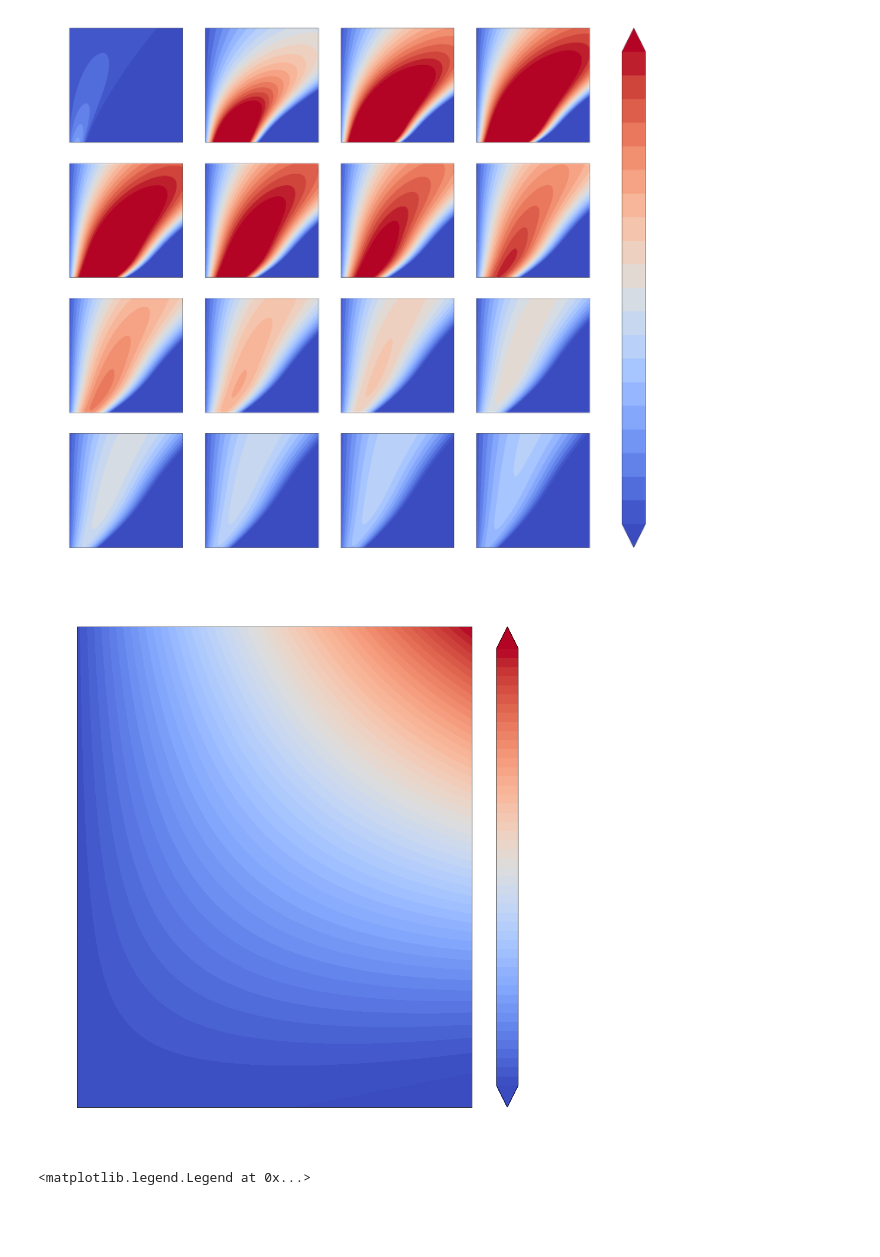
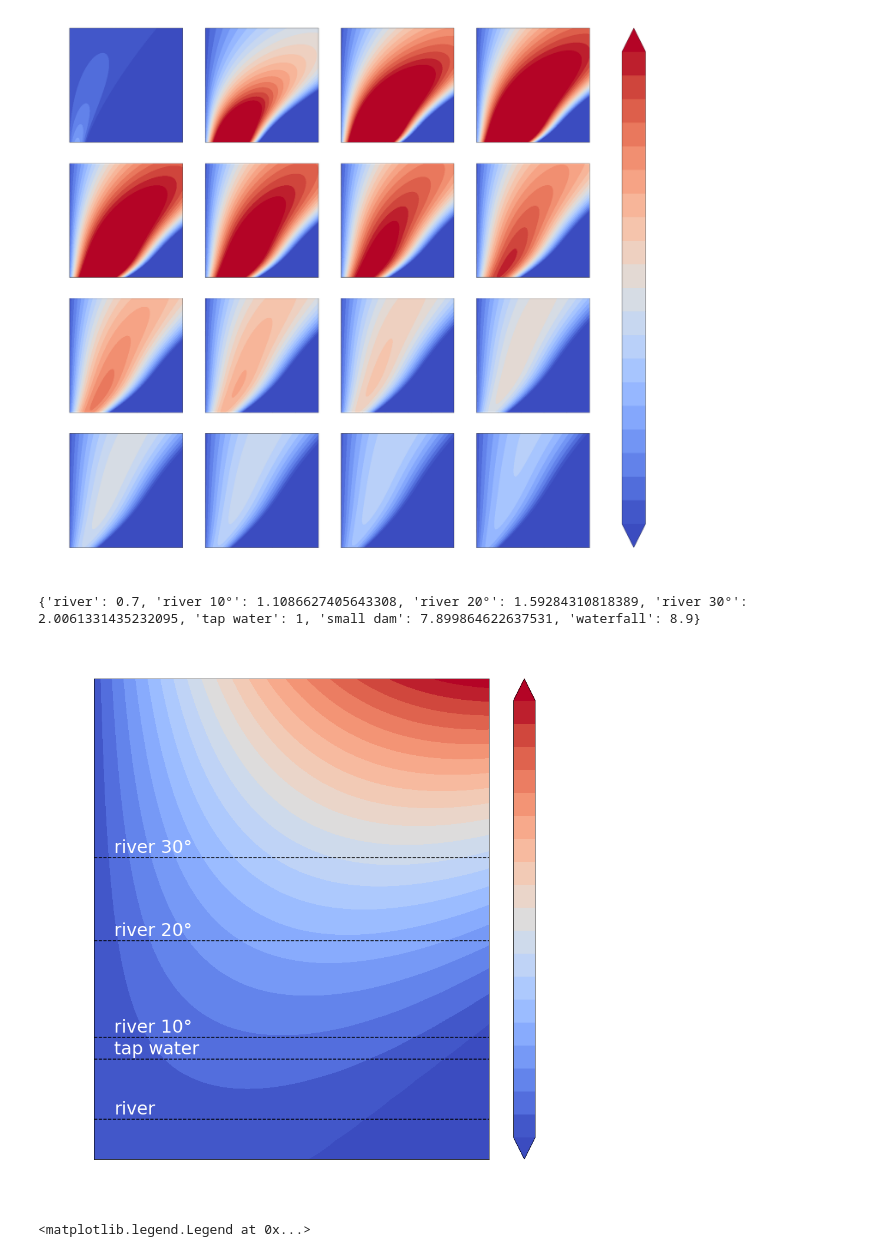
Before and after one commit to kjc1998/Tesla-Turbine-Flow-Simulation, a Jupyter notebook: teslaModel3.ipynb, the cells around one changed output. Drawn from its saved outputs; the diff is of its cells as text; code cells hidden in the pictures; blank space fills up the shorter version.

Commit message:
caption texts added

```diff
--- a/teslaModel3.ipynb
+++ b/teslaModel3.ipynb
@@ -375,8 +375,19 @@ river10 = stream(hRadius, tan(10*pi/180), "manning")
 river20 = stream(hRadius, tan(20*pi/180), "manning")
 river30 = stream(hRadius, tan(30*pi/180), "manning")
 waterFall = 8.9
+referenceStream = {
+    "river": smallRiver,
+    "river 10\N{DEGREE SIGN}": river10,
+    "river 20\N{DEGREE SIGN}": river20,
+    "river 30\N{DEGREE SIGN}": river30,
+    "tap water": tapWater,
+    "small dam": smallDam,
+    "waterfall": waterFall
+}
+# %% [output]
+{'river': 0.7, 'river 10°': 1.1086627405643308, 'river 20°': 1.59284310818389, 'river 30°': 2.0061331435232095, 'tap water': 1, 'small dam': 7.899864622637531, 'waterfall': 8.9}
 # %%
-massFlowRateRange = np.arange(0.5, 10, 0.1)
+massFlowRateRange = np.arange(0.5, 3, 0.1)
 rpmRange = np.linspace(50,5000,100)
 
 '''Base Case'''
@@ -409,34 +420,40 @@ for i in range(len(rpmRange)):
             hiOutput = currentOutput
 X,Y = np.meshgrid(rpmRange,massFlowRateRange)
 powerStorageStore = np.array(powerStorageStore)
 
 '''Plots'''
 contourLevel = int(round((massFlowRateRange[-1]-massFlowRateRange[0])/1.5, 0)*50)
 fig, axs = plt.subplots(figsize=(15,15))
 levels = np.arange(0, int(hiOutput)+1, contourLevel)
 # levels = np.arange(0,101,5)
 cs = axs.contourf(X,Y,powerStorageStore.transpose(),levels=levels,\
                                      extend='both',cmap="coolwarm")
+for i in list(referenceStream.keys()):
+    if referenceStream[i] >= massFlowRateRange[-1]:
+        pass
+    else:
+        axs.plot([rpmRange[0], rpmRange[-1]], [referenceStream[i],referenceStream[i]],'--', color='black')
+        axs.text(rpmRange[5], referenceStream[i] + 0.025, f'{i}', color="white", fontsize=30)
 axs.set_title("Performance Matrix",color='white',fontsize=40, pad=20)
 
 axs.set_xlabel('RPM', color='white', fontsize=30)
 axs.set_ylabel('Mass Flow Rate (kg/s)', color='white', fontsize=30)
 axs.set_ylim(top=massFlowRateRange[-1], bottom=massFlowRateRange[0])
 axs.set_xlim(left=rpmRange[0], right=rpmRange[-1])
 axs.tick_params(axis='x', colors='white', labelsize=30)
 axs.tick_params(axis='y', colors='white', labelsize=30)
 
 cbar = plt.colorbar(cs,ax=axs)
 cbar.ax.set_ylabel('Power (W)', fontsize=30)
 cbar.ax.yaxis.label.set_color('white')
 cbar.ax.tick_params(axis='y', colors='white')
 
 ticklabs = cbar.ax.get_yticklabels()
 cbar.ax.set_yticklabels(ticklabs, fontsize=30)
 
 plt.show()
 # %% [output]
-[figure, old version]
+[figure, new version]
 # %%
 '''upScaling & nominalPower'''
 '''every aspect set as constant except radius and disc spacing'''
```
